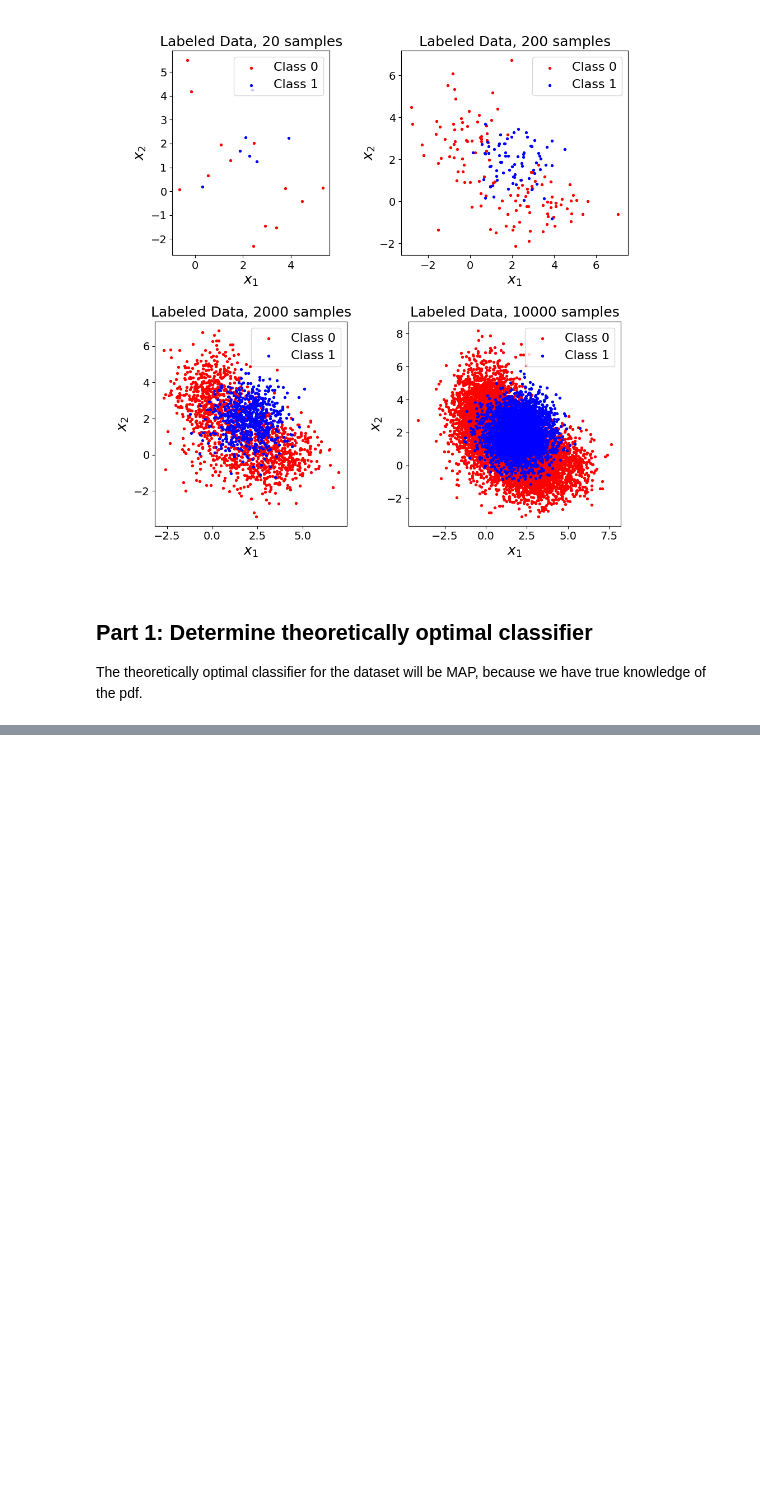
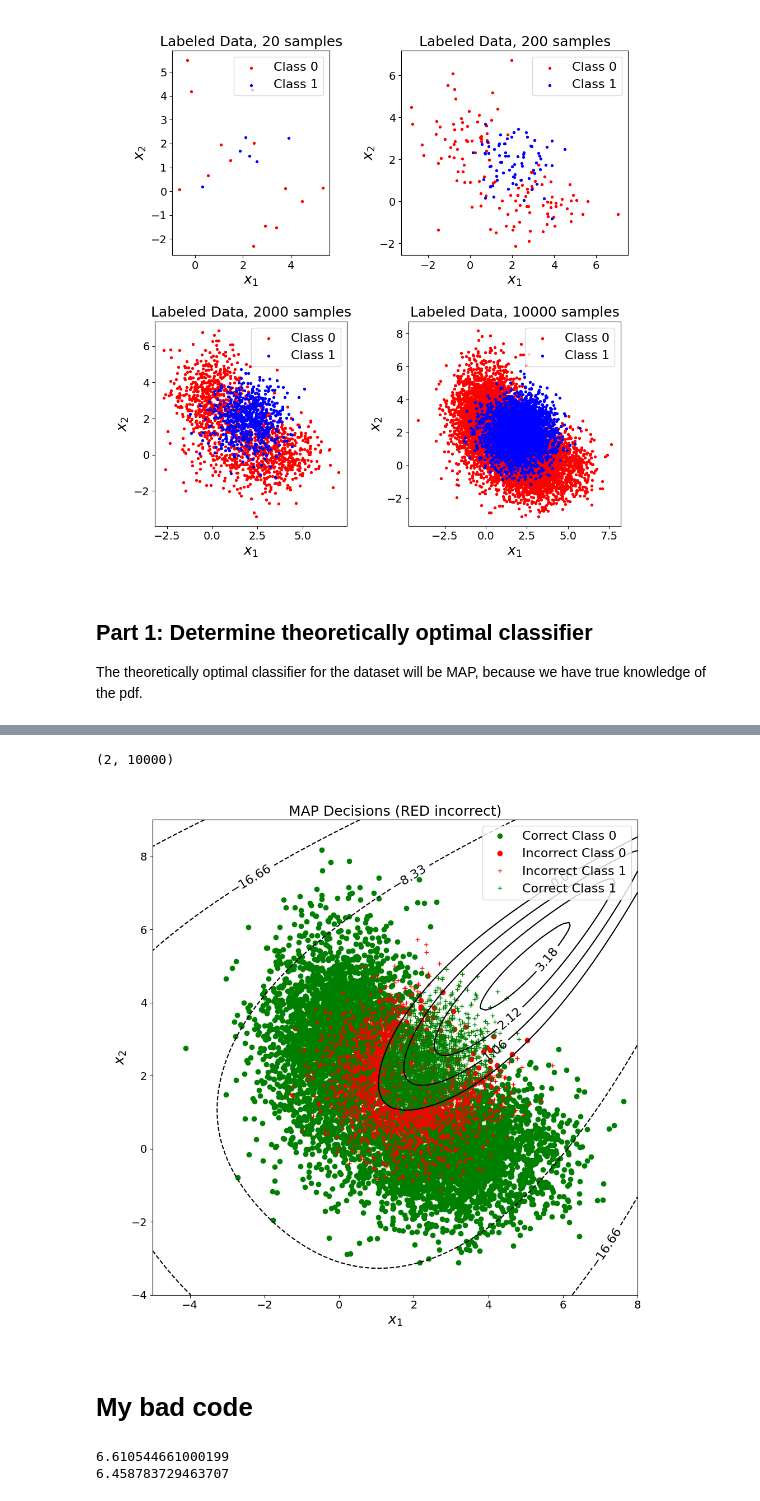
Before and after one commit to ethanholand/EECE5644, a Jupyter notebook: HW2/HW2Problem1Part1.ipynb, the cells around one changed output, grey strips where cells are left out. Drawn from its saved outputs; the diff is of its cells as text; code cells hidden in the pictures; blank space fills up the shorter version.

```diff
--- a/HW2/HW2Problem1Part1.ipynb
+++ b/HW2/HW2Problem1Part1.ipynb
@@ -240,0 +307,29 @@ Min Theoretical Gamma = 1.857
+# %%
+horizontal_grid = np.linspace(np.floor(np.min(datasets[valid_set]['X'][:,0])), np.ceil(np.max(datasets[valid_set]['X'][:,0])), 100)
+vertical_grid = np.linspace(np.floor(np.min(datasets[valid_set]['X'][:,1])), np.ceil(np.max(datasets[valid_set]['X'][:,1])), 100)
+
+# Generate a grid of scores that spans the full range of data
+[h, v] = np.meshgrid(horizontal_grid, vertical_grid)
+# Flattening to feed vectorized matrix in pdf evaluation
+gridxy = np.array([h.reshape(-1), v.reshape(-1)])
+likelihood_grid_vals = np.array([multivariate_normal.pdf(gridxy.T, gmm_pdf['m'][0], gmm_pdf['C'][0]) + multivariate_normal.pdf(gridxy.T, gmm_pdf['m'][1], gmm_pdf['C'][1]), multivariate_normal.pdf(gridxy.T, gmm_pdf['m'][2], gmm_pdf['C'][2])])
+# Where a score of 0 indicates decision boundary level
+print(likelihood_grid_vals.shape)
+discriminant_score_grid_vals = np.log(likelihood_grid_vals[1]) - np.log(likelihood_grid_vals[0]) - np.log(gamma_map)
+
+# Contour plot of decision boundaries
+discriminant_score_grid_vals = np.array(discriminant_score_grid_vals).reshape(100, 100)
+equal_levels = np.array((0.3, 0.6, 0.9))
+min_DSGV = np.min(discriminant_score_grid_vals) * equal_levels[::-1]
+max_DSGV = np.max(discriminant_score_grid_vals) * equal_levels
+contour_levels = min_DSGV.tolist() + [0] + max_DSGV.tolist()
+cs = ax_disc.contour(horizontal_grid, vertical_grid, discriminant_score_grid_vals.tolist(), contour_levels, colors='k')
+ax_disc.clabel(cs, fontsize=16, inline=1)
+
+plt.show()
+fig_disc_grid;
+# %% [output]
+(2, 10000)
+[figure, added]
+# %% [markdown]
+# My bad code
@@ -240,0 +348,8 @@ Min Theoretical Gamma = 1.857
+# %%
+# NLL loss, 1/N sum [y*log(g(X*theta)) + (1-y)*log(1-g(X*theta))]
+print(bce(labels, decisions_map))
+
+print(log_loss(labels, decisions_map))
+# %% [output]
+6.610544661000199
+6.458783729463707
```
Also changed, not shown: parts of 7 cells of this notebook, 2 other files.
